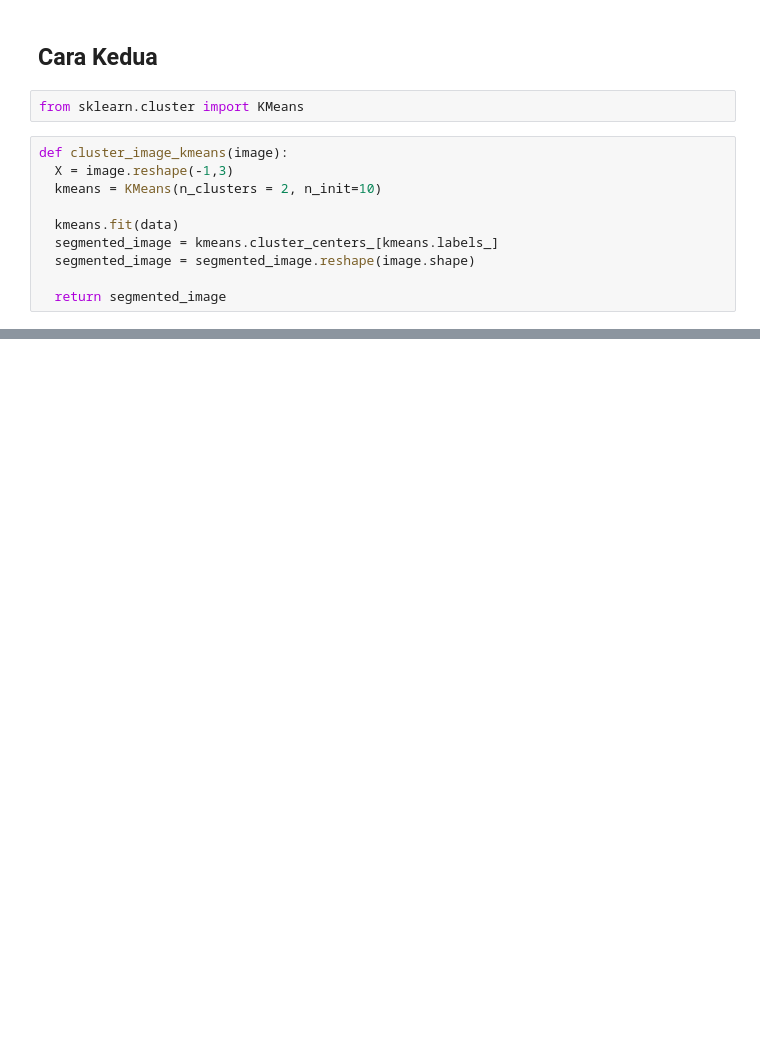
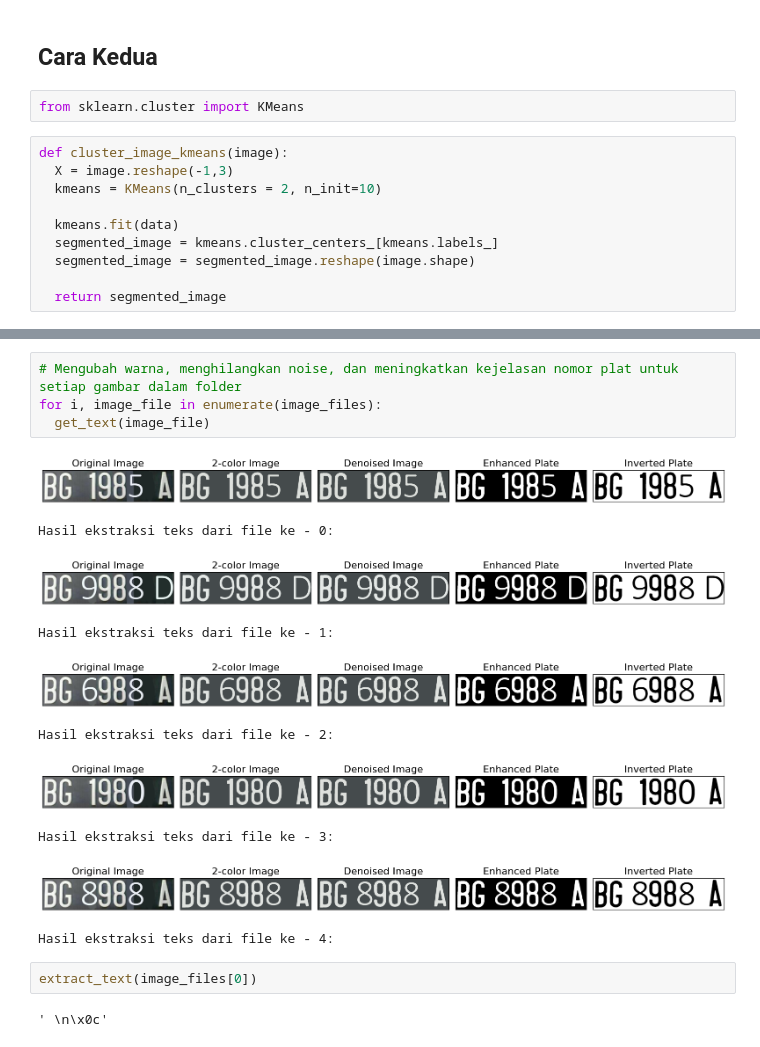
Before and after one commit to Ziedny28/ML, a Jupyter notebook: uts/UTS_ML.ipynb, the cells around one changed output, grey strips where cells are left out. Cells and saved outputs as stored; diff of their text form; blank space fills up the shorter version.

```diff
--- a/uts/UTS_ML.ipynb
+++ b/uts/UTS_ML.ipynb
@@ -125,0 +235,19 @@ for i,image_file in enumerate(image_files):
+# %%
+# Mengubah warna, menghilangkan noise, dan meningkatkan kejelasan nomor plat untuk setiap gambar dalam folder
+for i, image_file in enumerate(image_files):
+  get_text(image_file)
+# %% [output]
+[figure, added]
+Hasil ekstraksi teks dari file ke - 0:
+[figure, added]
+Hasil ekstraksi teks dari file ke - 1:
+[figure, added]
+Hasil ekstraksi teks dari file ke - 2:
+[figure, added]
+Hasil ekstraksi teks dari file ke - 3:
+[figure, added]
+Hasil ekstraksi teks dari file ke - 4:
+# %%
+extract_text(image_files[0])
+# %% [output]
+' \n\x0c'
```
Also changed, not shown: parts of 7 cells of this notebook.
